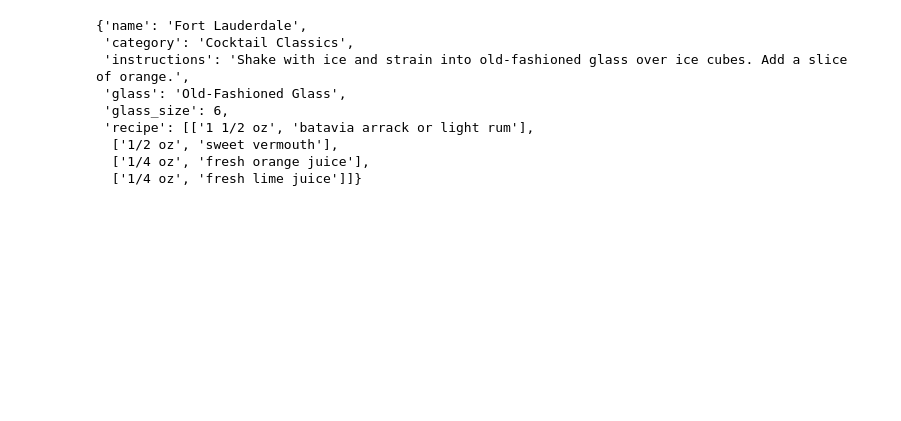
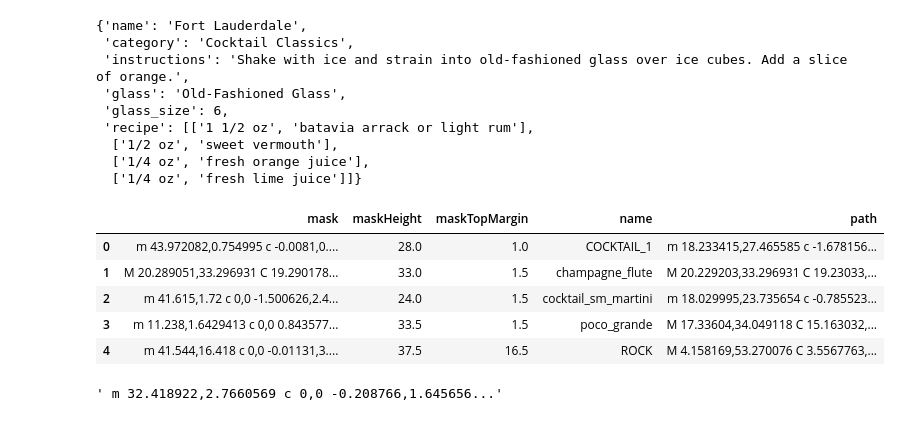
Before and after one commit to shortpoet/Final-Project, a Jupyter notebook: Mr_Boston/more_populate_table.ipynb, the cells around one changed output. Cells and saved outputs as stored; diff of their text form; code cells hidden in the pictures; blank space fills up the shorter version.

Commit message:
fixed leading index in glass table

```diff
--- a/Mr_Boston/more_populate_table.ipynb
+++ b/Mr_Boston/more_populate_table.ipynb
@@ -53,7 +53,19 @@ glass_df = pd.DataFrame({"cocktail_name": names, "glass_name": glasses, "glass_s
 # glass_df.head()
 # %%
 svg_data = pd.read_csv("../glasses.csv")
-# svg_data.head()
+svg_data.head()
+# %% [output]
+|  | mask | maskHeight | maskTopMargin | name | path |
+| 0 | m 43.972082,0.754995 c -0.0081,0.... | 28.0 | 1.0 | COCKTAIL_1 | m 18.233415,27.465585 c -1.678156... |
+| 1 | M 20.289051,33.296931 C 19.290178... | 33.0 | 1.5 | champagne_flute | M 20.229203,33.296931 C 19.23033,... |
+| 2 | m 41.615,1.72 c 0,0 -1.500626,2.4... | 24.0 | 1.5 | cocktail_sm_martini | m 18.029995,23.735654 c -0.785523... |
+| 3 | m 11.238,1.6429413 c 0,0 0.843577... | 33.5 | 1.5 | poco_grande | M 17.33604,34.049118 C 15.163032,... |
+| 4 | m 41.544,16.418 c 0,0 -0.01131,3.... | 37.5 | 16.5 | ROCK | M 4.158169,53.270076 C 3.5567763,... |
+# %%
+df = svg_data.loc[svg_data["name"]=="fluted_lager", :]
+df['mask'].to_string(index=False)
+# %% [output]
+' m 32.418922,2.7660569 c 0,0 -0.208766,1.645656...'
 # %%
 masks = []
 paths = []
```
Also changed, not shown: parts of 2 cells of this notebook, 1 other file.
